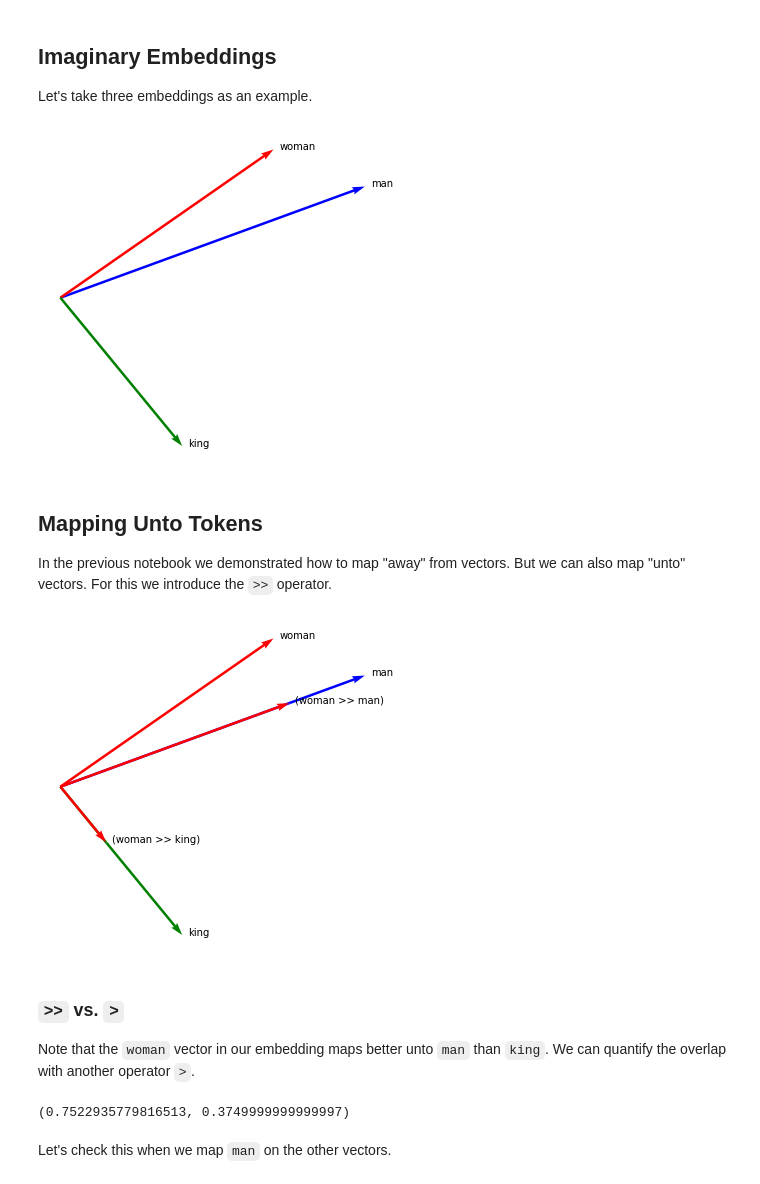
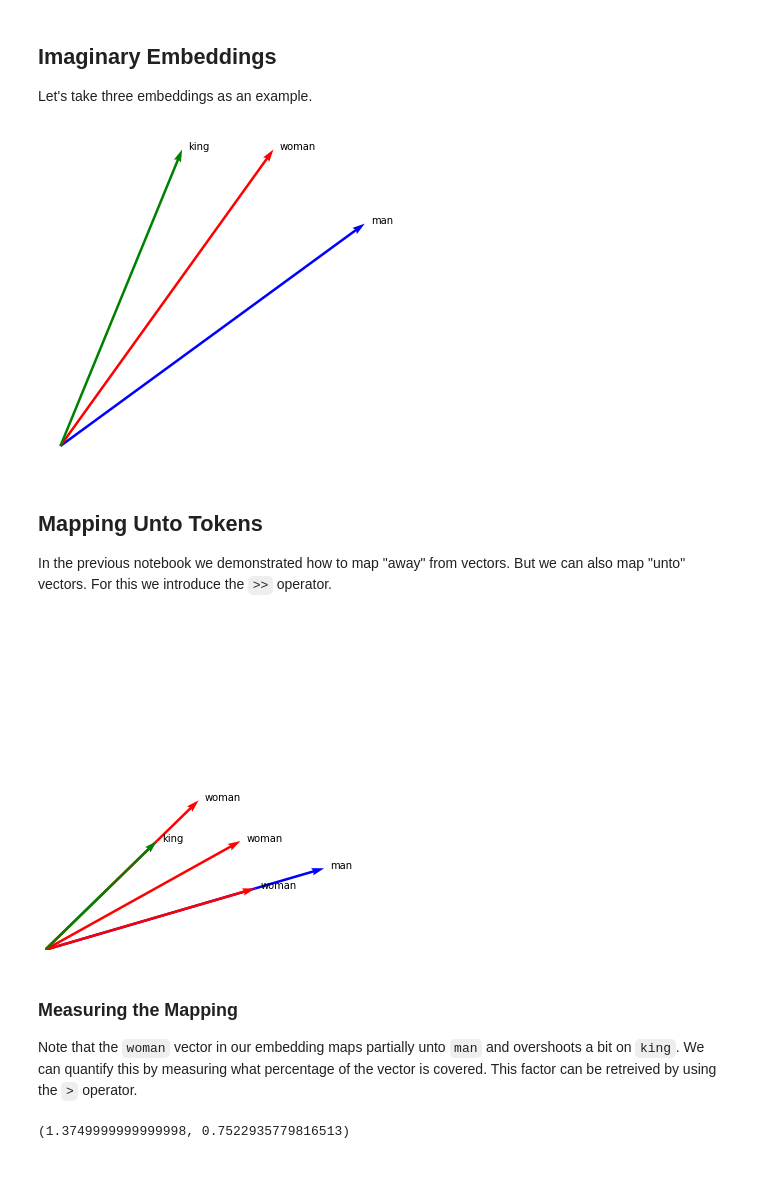
Before and after one commit to koaning/whatlies, a Jupyter notebook: docs/towards-embeddings-render.ipynb, the cells around one changed output. Saved outputs shown, nothing was run; the diff lists cells and outputs as text; code cells hidden in the pictures.

Commit message:
much better

```diff
--- a/docs/towards-embeddings-render.ipynb
+++ b/docs/towards-embeddings-render.ipynb
@@ -19,7 +19,7 @@ Let's take three embeddings as an example.
 # %%
 man   = Token("man", [0.5, 0.15])
 woman = Token("woman", [0.35, 0.2])
-king  = Token("king", [0.2, -0.2])
+king  = Token("king", [0.2, 0.2])
 
 man.plot(kind="arrow", color="blue")
 woman.plot(kind="arrow", color="red")
@@ -27,7 +27,7 @@ king.plot(kind="arrow", color="green")
 
 plt.axis('off');
 # %% [output]
-[figure, old version]
+[figure, new version]
 # %% [markdown]
 ## Mapping Unto Tokens
 
@@ -35,20 +35,20 @@ In the previous notebook we demonstrated how to map "away" from vectors. But we
 # %%
 man.plot(kind="arrow", color="blue")
 woman.plot(kind="arrow", color="red")
-king.plot(kind="arrow", color="green")
 (woman >> man).plot(kind="arrow", color="red")
 (woman >> king).plot(kind="arrow", color="red")
+king.plot(kind="arrow", color="green")
 
+plt.xlim(0, 0.6)
+plt.ylim(0, 0.6)
 plt.axis('off');
 # %% [output]
-[figure, old version]
+[figure, new version]
 # %% [markdown]
-### `>>` vs. `>`
+### Measuring the Mapping
 
-Note that the `woman` vector in our embedding maps better unto `man` than `king`. We can quantify the overlap with another operator `>`.
+Note that the `woman` vector in our embedding maps partially unto `man` and overshoots a bit on `king`. We can quantify this by measuring what percentage of the vector is covered. This factor can be retreived by using the `>` operator.
 # %%
-woman > man, woman > king
+woman > king, woman > man
 # %% [output]
-(0.7522935779816513, 0.3749999999999997)
+(1.3749999999999998, 0.7522935779816513)
-# %% [markdown]
-Let's check this when we map `man` on the other vectors.
```
Also changed, not shown: parts of 21 cells of this notebook, 22 other files.
